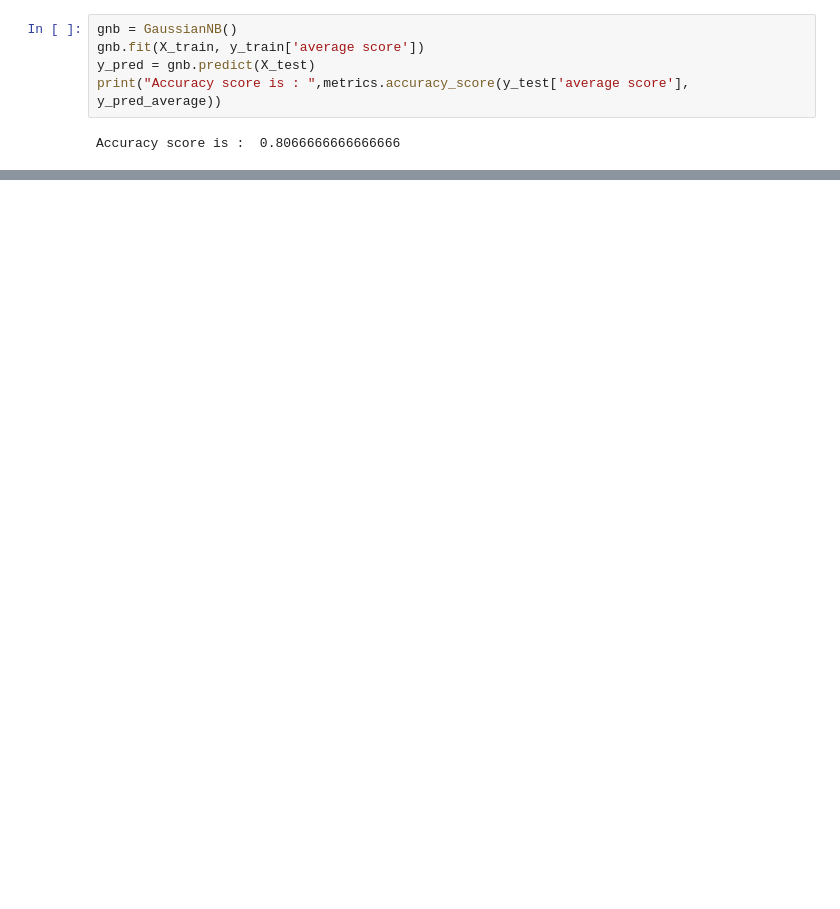
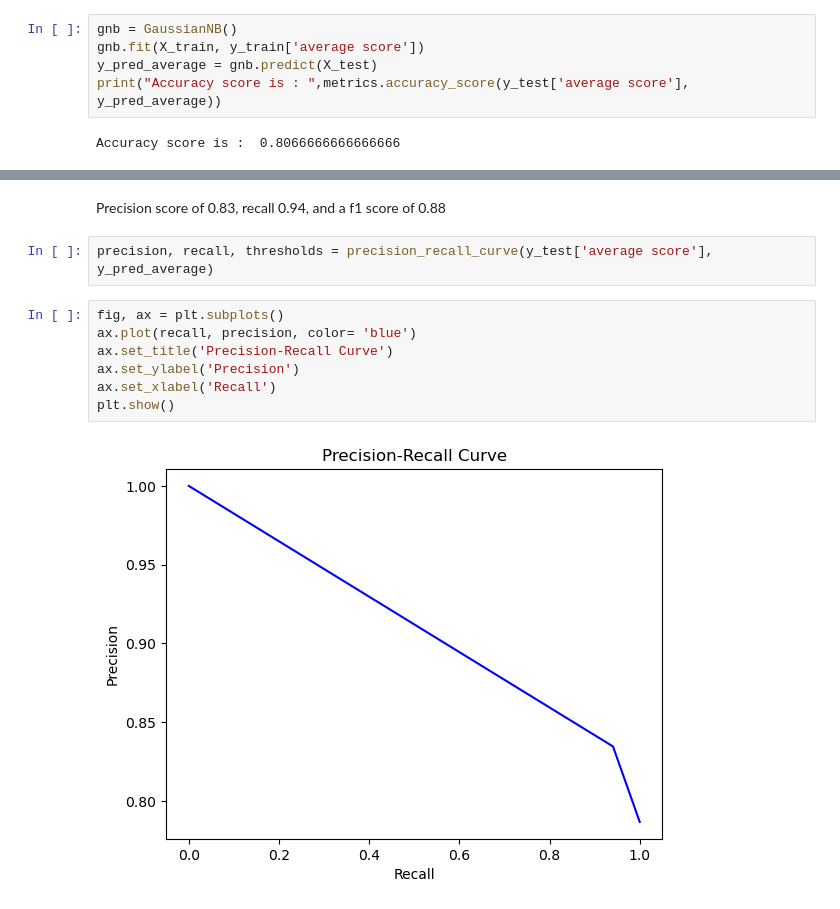
Before and after one commit to ThinhHong/Personal-Projects, a Jupyter notebook: Machine-Learning/Naive bayes.ipynb, the cells around one changed output, grey strips where cells are left out. Cells and saved outputs as stored; diff of their text form; blank space fills up the shorter version.

```diff
--- a/Machine-Learning/Naive bayes.ipynb
+++ b/Machine-Learning/Naive bayes.ipynb
@@ -59,7 +60,7 @@ X_train, X_test, y_train, y_test = train_test_split(
 # %%
 gnb = GaussianNB()
 gnb.fit(X_train, y_train['average score'])
-y_pred = gnb.predict(X_test)
+y_pred_average = gnb.predict(X_test)
 print("Accuracy score is : ",metrics.accuracy_score(y_test['average score'], y_pred_average))
 # %% [output]
 Accuracy score is :  0.8066666666666666
@@ -143,0 +89,13 @@ print(v)
+# %% [markdown]
+Precision score of 0.83, recall 0.94, and a f1 score of 0.88
+# %%
+precision, recall, thresholds = precision_recall_curve(y_test['average score'], y_pred_average)
+# %%
+fig, ax = plt.subplots()
+ax.plot(recall, precision, color= 'blue')
+ax.set_title('Precision-Recall Curve')
+ax.set_ylabel('Precision')
+ax.set_xlabel('Recall')
+plt.show()
+# %% [output]
+[figure, added]
```
Also changed, not shown: parts of 22 cells of this notebook, 6 other files.
